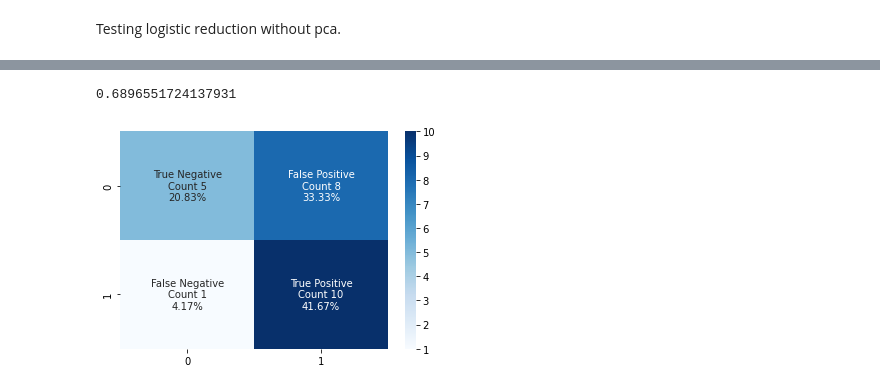
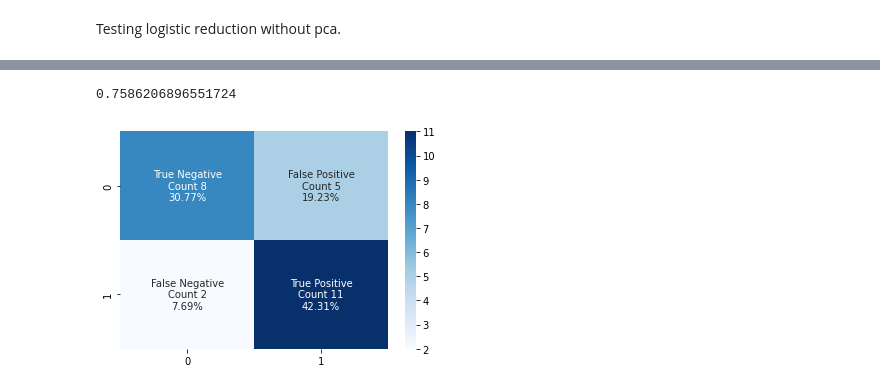
Before and after one commit to AntonMaxen/applied-ai, a Jupyter notebook: assignment_2/classification_vg.ipynb, the cells around one changed output, grey strips where cells are left out. Saved outputs shown, nothing was run; the diff lists cells and outputs as text; code cells hidden in the pictures.

```diff
--- a/assignment_2/classification_vg.ipynb
+++ b/assignment_2/classification_vg.ipynb
@@ -106,5 +97,10 @@ test_logistic_regression(X, y)
-# %%
-test_support_vector_machine(X, y, kernel='rbf')
-# %% [output]
-0.6896551724137931
-[figure, removed]
+# %%
+# Testing Logistic regression
+result = test_model(x_balanced,y_balanced, LogisticRegression)
+y_true, y_pred = result['y_true'], result['y_pred']
+scores = f1_score(y_true, y_pred)
+print(scores)
+plot_confustion_matrix(y_true, y_pred)
+# %% [output]
+0.7586206896551724
+[figure, added]
```
Also changed, not shown: parts of 38 cells of this notebook.
